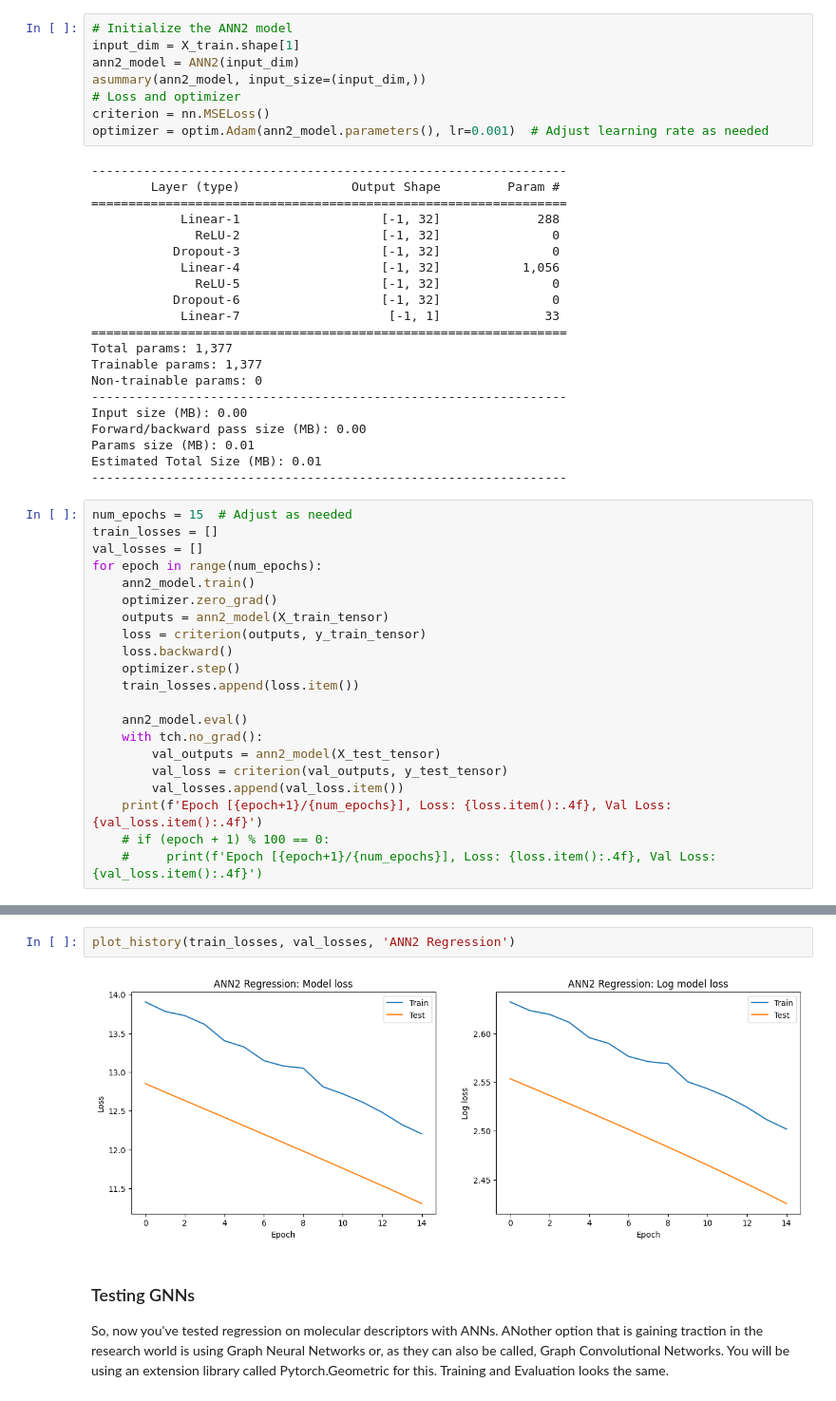
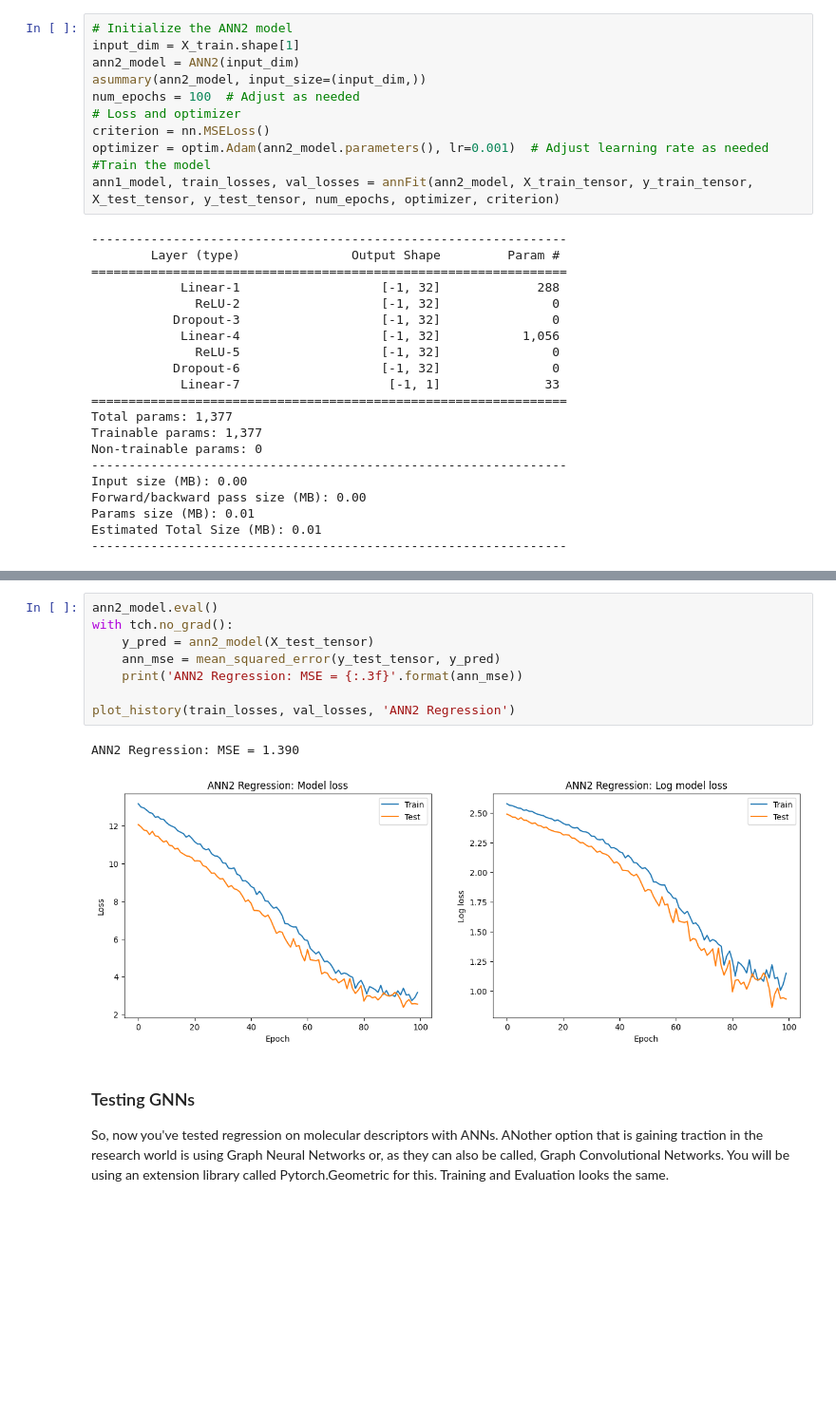
Before and after one commit to pharmbio/lmu-student, a Jupyter notebook: ANN_GNN_forChem_complete.ipynb, the cells around one changed output, grey strips where cells are left out. Shown: that part at 95% size. Saved outputs shown, nothing was run; the diff lists cells and outputs as text; blank space fills up the shorter version.

```diff
--- a/ANN_GNN_forChem_complete.ipynb
+++ b/ANN_GNN_forChem_complete.ipynb
@@ -379,9 +426,12 @@ class ANN2(nn.Module):
 input_dim = X_train.shape[1]
 ann2_model = ANN2(input_dim)
 asummary(ann2_model, input_size=(input_dim,))
+num_epochs = 100  # Adjust as needed
 # Loss and optimizer
 criterion = nn.MSELoss()
 optimizer = optim.Adam(ann2_model.parameters(), lr=0.001)  # Adjust learning rate as needed
+#Train the model
+ann1_model, train_losses, val_losses = annFit(ann2_model, X_train_tensor, y_train_tensor, X_test_tensor, y_test_tensor, num_epochs, optimizer, criterion)
 # %% [output]
 ----------------------------------------------------------------
         Layer (type)               Output Shape         Param #
@@ -403,24 +453,3 @@ Forward/backward pass size (MB): 0.00
 Params size (MB): 0.01
 Estimated Total Size (MB): 0.01
 ----------------------------------------------------------------
-# %%
-num_epochs = 15  # Adjust as needed
-train_losses = []
-val_losses = []
-for epoch in range(num_epochs):
-    ann2_model.train()
-    optimizer.zero_grad()
-    outputs = ann2_model(X_train_tensor)
-    loss = criterion(outputs, y_train_tensor)
-    loss.backward()
-    optimizer.step()
-    train_losses.append(loss.item())
-
-    ann2_model.eval()
-    with tch.no_grad():
-        val_outputs = ann2_model(X_test_tensor)
-        val_loss = criterion(val_outputs, y_test_tensor)
-        val_losses.append(val_loss.item())
-    print(f'Epoch [{epoch+1}/{num_epochs}], Loss: {loss.item():.4f}, Val Loss: {val_loss.item():.4f}')
-    # if (epoch + 1) % 100 == 0:
-    #     print(f'Epoch [{epoch+1}/{num_epochs}], Loss: {loss.item():.4f}, Val Loss: {val_loss.item():.4f}')
@@ -443,7 +456,14 @@ Epoch [15/15], Loss: 12.2040, Val Loss: 11.3064
-# %%
-plot_history(train_losses, val_losses, 'ANN2 Regression')
-# %% [output]
-[figure, removed]
+# %%
+ann2_model.eval()
+with tch.no_grad():
+    y_pred = ann2_model(X_test_tensor)
+    ann_mse = mean_squared_error(y_test_tensor, y_pred)
+    print('ANN2 Regression: MSE = {:.3f}'.format(ann_mse))
+
+plot_history(train_losses, val_losses, 'ANN2 Regression')
+# %% [output]
+ANN2 Regression: MSE = 1.390
+[figure, added]
 # %% [markdown]
 ### Testing GNNs
 So, now you've tested regression on molecular descriptors with ANNs. ANother option that is gaining traction in the research world is using Graph Neural Networks or, as they can also be called, Graph Convolutional Networks. You will be using an extension library called Pytorch.Geometric for this. Training and Evaluation looks the same.
```
Also changed, not shown: parts of 19 cells of this notebook.
